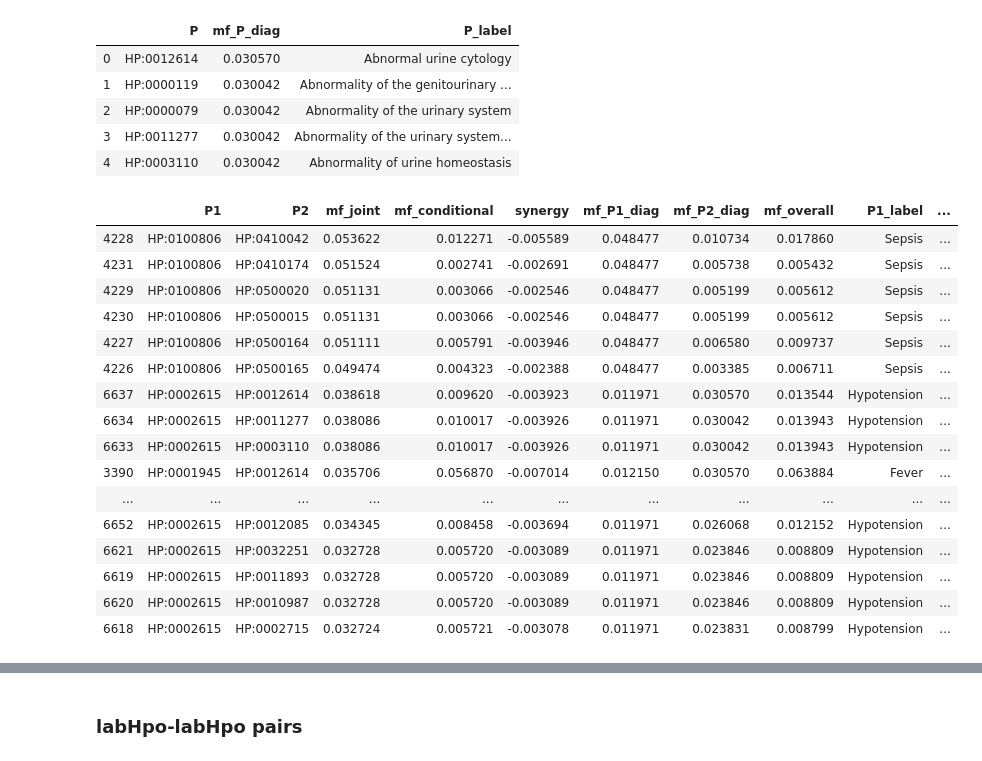
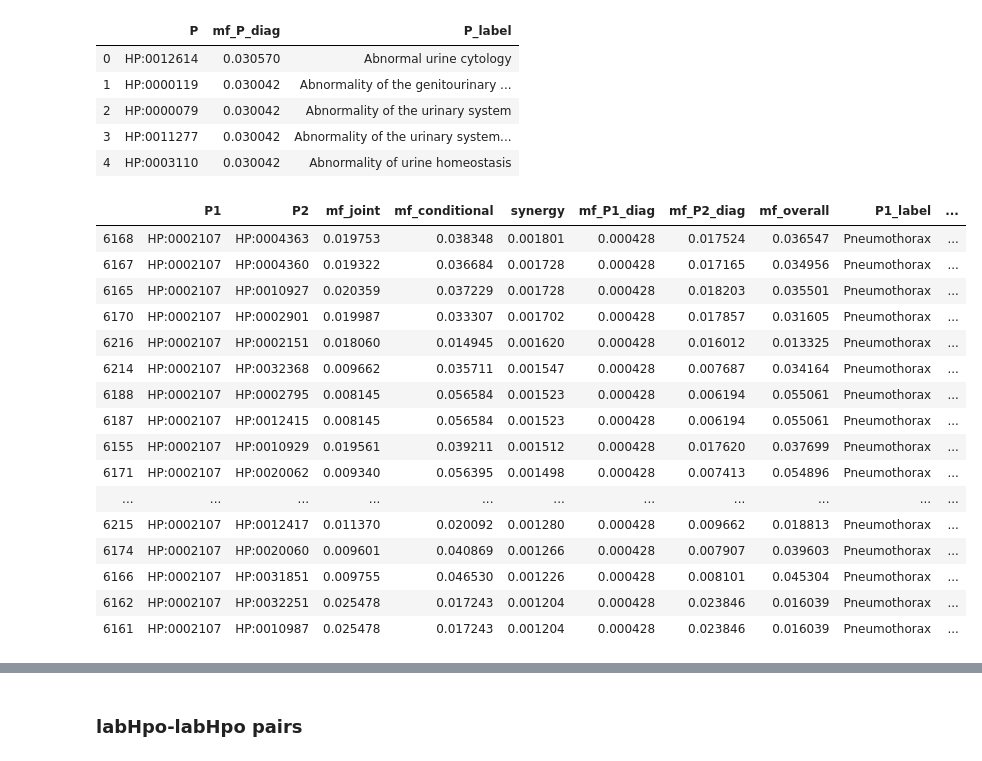
Before and after one commit to TheJacksonLaboratory/MIMIC_HPO, a Jupyter notebook: src/main/notebooks/interpretation.ipynb, the cells around one changed output, grey strips where cells are left out. Cells and saved outputs as stored; diff of their text form; code cells hidden in the pictures.

```diff
--- a/src/main/notebooks/interpretation.ipynb
+++ b/src/main/notebooks/interpretation.ipynb
@@ -247,23 +247,29 @@ df_mf_labHpo_diagnosis.head()
 # %%
 df_mf_XY_z_filtered.merge(df_mf_textHpo_labHpo, how='left', on=['P1', 'P2']) \
     .rename(columns={'mf': 'mf_overall'}) \
-    .sort_values(by=['mf_joint'], ascending=False) \
+    .sort_values(by=['synergy'], ascending=False) \
+    .reset_index(drop=True) \
+    .loc[:, ['P1', 'P2', 'mf_P1_diag', 'mf_P2_diag', 'synergy', 'P1_label', 'P2_label']] \
+    .to_csv('../../../data/mf_regarding_diseases/primary_only/df_synergy_textHpo_labHpo_{}.csv'.format(disease))
+df_mf_XY_z_filtered.merge(df_mf_textHpo_labHpo, how='left', on=['P1', 'P2']) \
+    .rename(columns={'mf': 'mf_overall'}) \
+    .sort_values(by=['synergy'], ascending=False) \
     .head(n=20)
 # %% [output]
 |  | P1 | P2 | mf_joint | mf_conditional | synergy | mf_P1_diag | mf_P2_diag | mf_overall | P1_label | ... |
-| 4228 | HP:0100806 | HP:0410042 | 0.053622 | 0.012271 | -0.005589 | 0.048477 | 0.010734 | 0.017860 | Sepsis | ... |
-| 4231 | HP:0100806 | HP:0410174 | 0.051524 | 0.002741 | -0.002691 | 0.048477 | 0.005738 | 0.005432 | Sepsis | ... |
-| 4229 | HP:0100806 | HP:0500020 | 0.051131 | 0.003066 | -0.002546 | 0.048477 | 0.005199 | 0.005612 | Sepsis | ... |
-| 4230 | HP:0100806 | HP:0500015 | 0.051131 | 0.003066 | -0.002546 | 0.048477 | 0.005199 | 0.005612 | Sepsis | ... |
-| 4227 | HP:0100806 | HP:0500164 | 0.051111 | 0.005791 | -0.003946 | 0.048477 | 0.006580 | 0.009737 | Sepsis | ... |
-| 4226 | HP:0100806 | HP:0500165 | 0.049474 | 0.004323 | -0.002388 | 0.048477 | 0.003385 | 0.006711 | Sepsis | ... |
-| 6637 | HP:0002615 | HP:0012614 | 0.038618 | 0.009620 | -0.003923 | 0.011971 | 0.030570 | 0.013544 | Hypotension | ... |
-| 6634 | HP:0002615 | HP:0011277 | 0.038086 | 0.010017 | -0.003926 | 0.011971 | 0.030042 | 0.013943 | Hypotension | ... |
-| 6633 | HP:0002615 | HP:0003110 | 0.038086 | 0.010017 | -0.003926 | 0.011971 | 0.030042 | 0.013943 | Hypotension | ... |
-| 3390 | HP:0001945 | HP:0012614 | 0.035706 | 0.056870 | -0.007014 | 0.012150 | 0.030570 | 0.063884 | Fever | ... |
+| 6168 | HP:0002107 | HP:0004363 | 0.019753 | 0.038348 | 0.001801 | 0.000428 | 0.017524 | 0.036547 | Pneumothorax | ... |
+| 6167 | HP:0002107 | HP:0004360 | 0.019322 | 0.036684 | 0.001728 | 0.000428 | 0.017165 | 0.034956 | Pneumothorax | ... |
+| 6165 | HP:0002107 | HP:0010927 | 0.020359 | 0.037229 | 0.001728 | 0.000428 | 0.018203 | 0.035501 | Pneumothorax | ... |
+| 6170 | HP:0002107 | HP:0002901 | 0.019987 | 0.033307 | 0.001702 | 0.000428 | 0.017857 | 0.031605 | Pneumothorax | ... |
+| 6216 | HP:0002107 | HP:0002151 | 0.018060 | 0.014945 | 0.001620 | 0.000428 | 0.016012 | 0.013325 | Pneumothorax | ... |
+| 6214 | HP:0002107 | HP:0032368 | 0.009662 | 0.035711 | 0.001547 | 0.000428 | 0.007687 | 0.034164 | Pneumothorax | ... |
+| 6188 | HP:0002107 | HP:0002795 | 0.008145 | 0.056584 | 0.001523 | 0.000428 | 0.006194 | 0.055061 | Pneumothorax | ... |
+| 6187 | HP:0002107 | HP:0012415 | 0.008145 | 0.056584 | 0.001523 | 0.000428 | 0.006194 | 0.055061 | Pneumothorax | ... |
+| 6155 | HP:0002107 | HP:0010929 | 0.019561 | 0.039211 | 0.001512 | 0.000428 | 0.017620 | 0.037699 | Pneumothorax | ... |
+| 6171 | HP:0002107 | HP:0020062 | 0.009340 | 0.056395 | 0.001498 | 0.000428 | 0.007413 | 0.054896 | Pneumothorax | ... |
 | ... | ... | ... | ... | ... | ... | ... | ... | ... | ... | ... |
-| 6652 | HP:0002615 | HP:0012085 | 0.034345 | 0.008458 | -0.003694 | 0.011971 | 0.026068 | 0.012152 | Hypotension | ... |
-| 6621 | HP:0002615 | HP:0032251 | 0.032728 | 0.005720 | -0.003089 | 0.011971 | 0.023846 | 0.008809 | Hypotension | ... |
-| 6619 | HP:0002615 | HP:0011893 | 0.032728 | 0.005720 | -0.003089 | 0.011971 | 0.023846 | 0.008809 | Hypotension | ... |
-| 6620 | HP:0002615 | HP:0010987 | 0.032728 | 0.005720 | -0.003089 | 0.011971 | 0.023846 | 0.008809 | Hypotension | ... |
-| 6618 | HP:0002615 | HP:0002715 | 0.032724 | 0.005721 | -0.003078 | 0.011971 | 0.023831 | 0.008799 | Hypotension | ... |
+| 6215 | HP:0002107 | HP:0012417 | 0.011370 | 0.020092 | 0.001280 | 0.000428 | 0.009662 | 0.018813 | Pneumothorax | ... |
+| 6174 | HP:0002107 | HP:0020060 | 0.009601 | 0.040869 | 0.001266 | 0.000428 | 0.007907 | 0.039603 | Pneumothorax | ... |
+| 6166 | HP:0002107 | HP:0031851 | 0.009755 | 0.046530 | 0.001226 | 0.000428 | 0.008101 | 0.045304 | Pneumothorax | ... |
+| 6162 | HP:0002107 | HP:0032251 | 0.025478 | 0.017243 | 0.001204 | 0.000428 | 0.023846 | 0.016039 | Pneumothorax | ... |
+| 6161 | HP:0002107 | HP:0010987 | 0.025478 | 0.017243 | 0.001204 | 0.000428 | 0.023846 | 0.016039 | Pneumothorax | ... |
```
Also changed, not shown: parts of 6 cells of this notebook, 6 other files.
